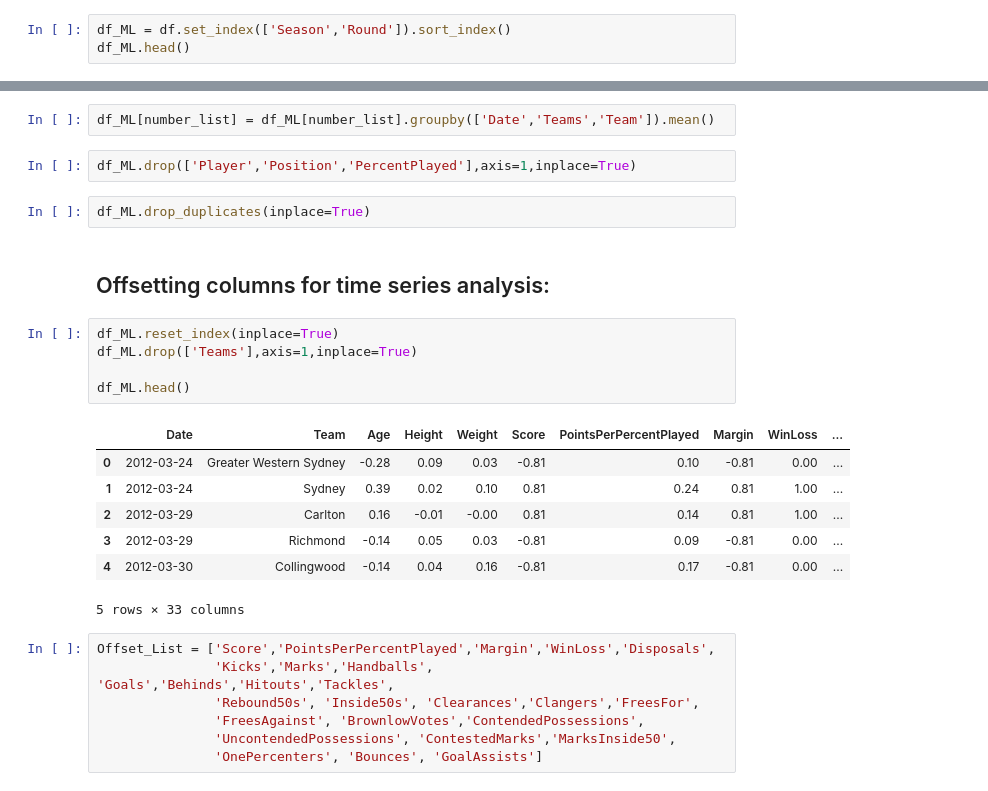
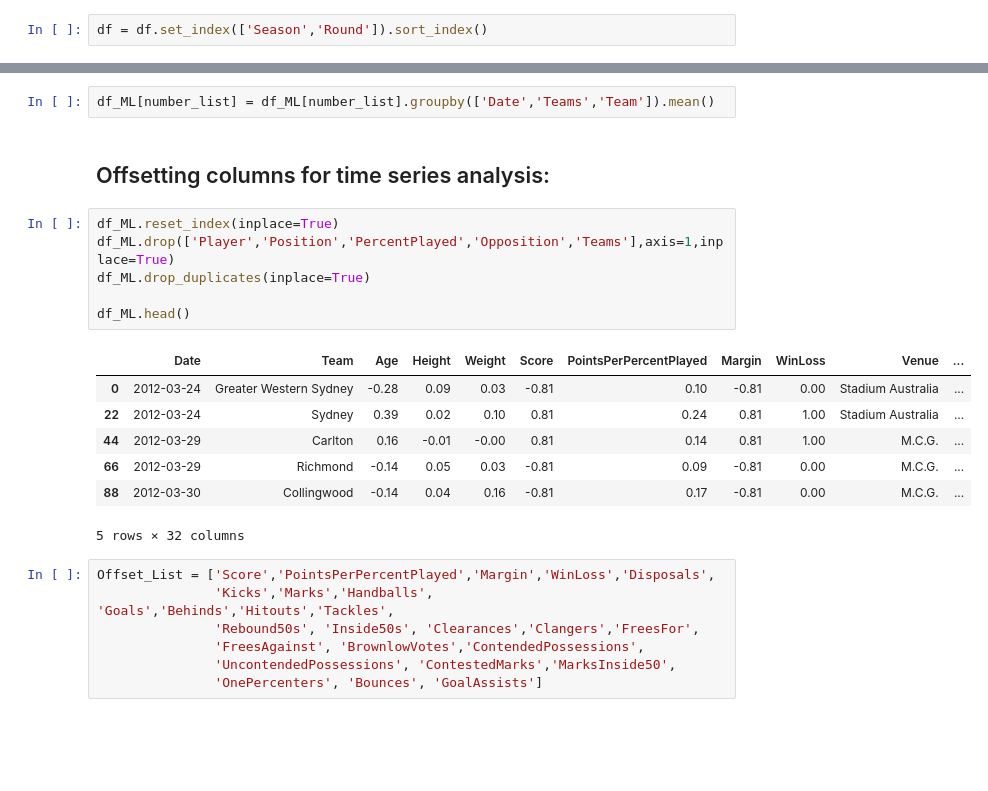
Before and after one commit to AaronLiftig/PredictAFL, a Jupyter notebook: AFL Analysis.ipynb, the cells around one changed output, grey strips where cells are left out. Saved outputs shown, nothing was run; the diff lists cells and outputs as text; blank space fills up the shorter version.

```diff
--- a/AFL Analysis.ipynb
+++ b/AFL Analysis.ipynb
@@ -135,3 +136,2 @@ for i in range(10):
 # %%
-df_ML = df.set_index(['Season','Round']).sort_index()
-df_ML.head()
+df = df.set_index(['Season','Round']).sort_index()
@@ -383,24 +321,21 @@ df_ML[number_list].head()
 # %%
 df_ML[number_list] = df_ML[number_list].groupby(['Date','Teams','Team']).mean()
-# %%
-df_ML.drop(['Player','Position','PercentPlayed'],axis=1,inplace=True)
-# %%
-df_ML.drop_duplicates(inplace=True)
 # %% [markdown]
 ## Offsetting columns for time series analysis:
 # %%
 df_ML.reset_index(inplace=True)
-df_ML.drop(['Teams'],axis=1,inplace=True)
+df_ML.drop(['Player','Position','PercentPlayed','Opposition','Teams'],axis=1,inplace=True)
+df_ML.drop_duplicates(inplace=True)
 
 df_ML.head()
 # %% [output]
-|  | Date | Team | Age | Height | Weight | Score | PointsPerPercentPlayed | Margin | WinLoss | ... |
-| 0 | 2012-03-24 | Greater Western Sydney | -0.28 | 0.09 | 0.03 | -0.81 | 0.10 | -0.81 | 0.00 | ... |
-| 1 | 2012-03-24 | Sydney | 0.39 | 0.02 | 0.10 | 0.81 | 0.24 | 0.81 | 1.00 | ... |
-| 2 | 2012-03-29 | Carlton | 0.16 | -0.01 | -0.00 | 0.81 | 0.14 | 0.81 | 1.00 | ... |
-| 3 | 2012-03-29 | Richmond | -0.14 | 0.05 | 0.03 | -0.81 | 0.09 | -0.81 | 0.00 | ... |
-| 4 | 2012-03-30 | Collingwood | -0.14 | 0.04 | 0.16 | -0.81 | 0.17 | -0.81 | 0.00 | ... |
+|  | Date | Team | Age | Height | Weight | Score | PointsPerPercentPlayed | Margin | WinLoss | Venue | ... |
+| 0 | 2012-03-24 | Greater Western Sydney | -0.28 | 0.09 | 0.03 | -0.81 | 0.10 | -0.81 | 0.00 | Stadium Australia | ... |
+| 22 | 2012-03-24 | Sydney | 0.39 | 0.02 | 0.10 | 0.81 | 0.24 | 0.81 | 1.00 | Stadium Australia | ... |
+| 44 | 2012-03-29 | Carlton | 0.16 | -0.01 | -0.00 | 0.81 | 0.14 | 0.81 | 1.00 | M.C.G. | ... |
+| 66 | 2012-03-29 | Richmond | -0.14 | 0.05 | 0.03 | -0.81 | 0.09 | -0.81 | 0.00 | M.C.G. | ... |
+| 88 | 2012-03-30 | Collingwood | -0.14 | 0.04 | 0.16 | -0.81 | 0.17 | -0.81 | 0.00 | M.C.G. | ... |
-5 rows × 33 columns
+5 rows × 32 columns
 # %%
 Offset_List = ['Score','PointsPerPercentPlayed','Margin','WinLoss','Disposals',
                'Kicks','Marks','Handballs', 'Goals','Behinds','Hitouts','Tackles',
```
Also changed, not shown: parts of 108 cells of this notebook.
